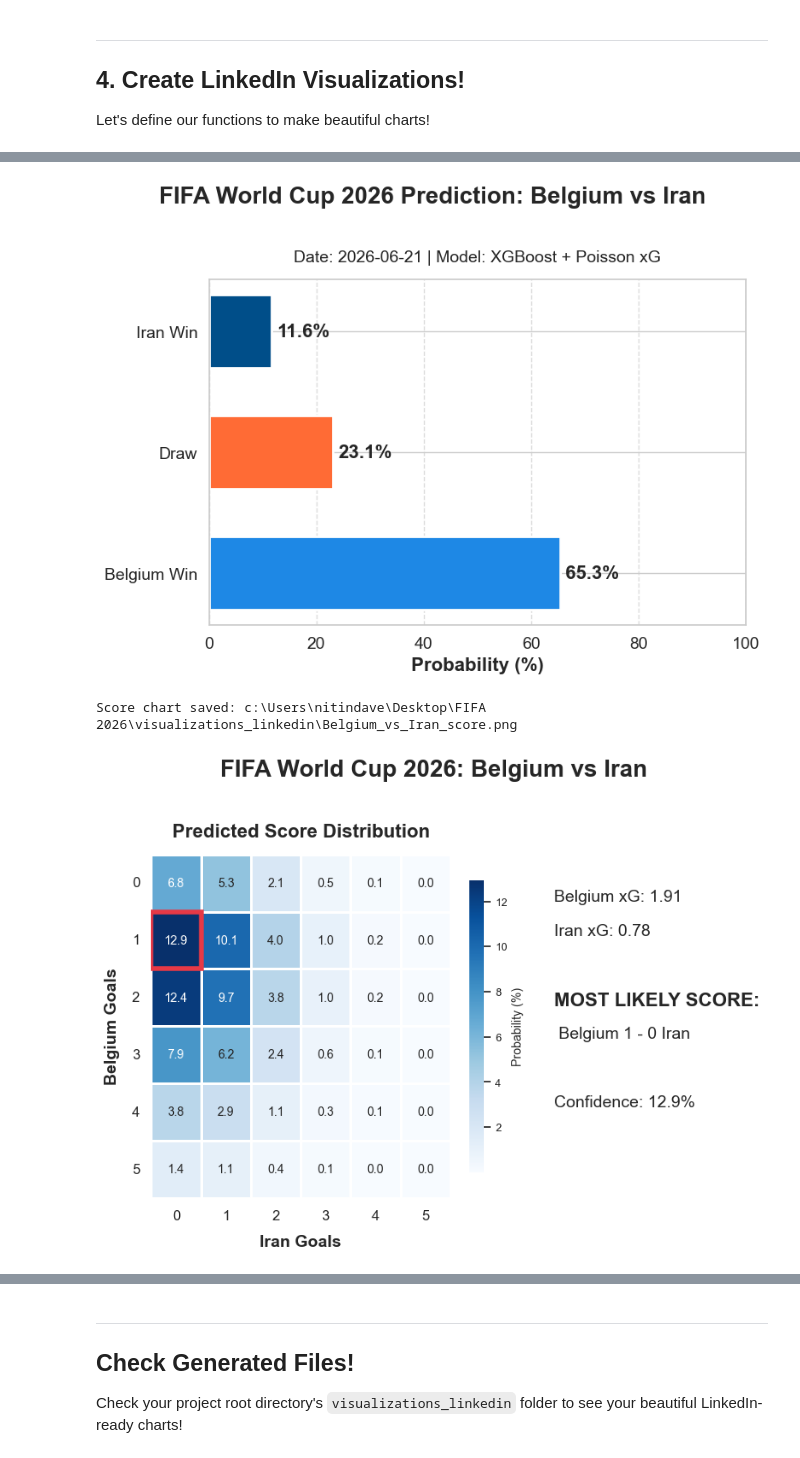
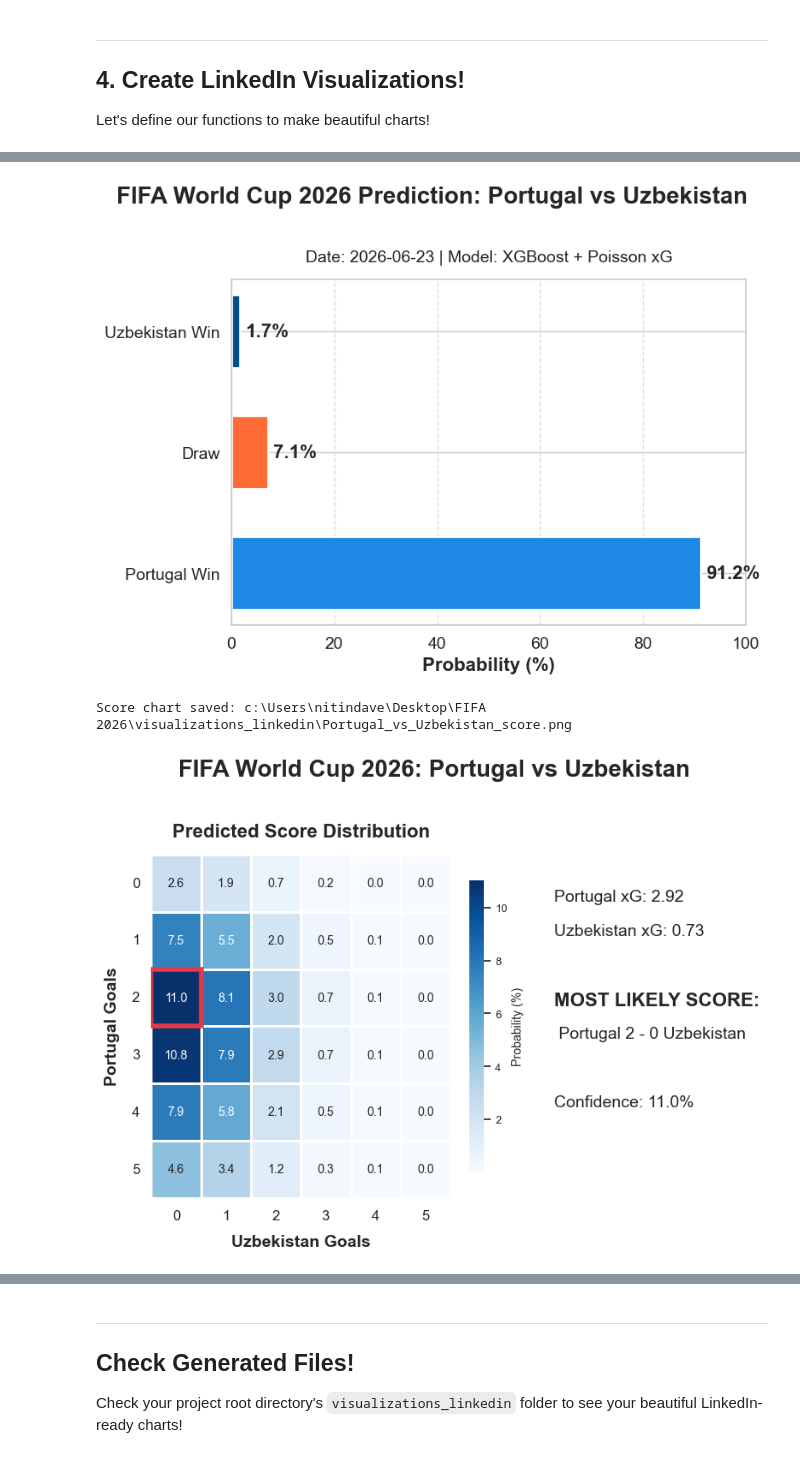
Before and after one commit to nitindavegit/FIFA-2026-Predictions, a Jupyter notebook: notebooks/04_LinkedIn_Presentation.ipynb, the cells around one changed output, grey strips where cells are left out. Drawn from its saved outputs; the diff is of its cells as text; code cells hidden in the pictures.

```diff
--- a/notebooks/04_LinkedIn_Presentation.ipynb
+++ b/notebooks/04_LinkedIn_Presentation.ipynb
@@ -86,7 +86,7 @@ matches[['home_team', 'away_team', 'tournament']]
 
 Let's define our functions to make beautiful charts!
 # %%
-def generate_outcome_chart(home_team, away_team, probs, date_str="2026-06-21"):
+def generate_outcome_chart(home_team, away_team, probs, date_str="2026-06-23"):
     fig, ax = plt.subplots(figsize=FIGSIZE, dpi=DPI)
 
     colors = ["#1E88E5", "#FF6B35", "#004E89"]
@@ -119,7 +119,7 @@ def generate_outcome_chart(home_team, away_team, probs, date_str="2026-06-21"):
     plt.show()
     plt.close(fig)
 # %%
-def generate_score_heatmap(home_team, away_team, home_xg, away_xg, date_str="2026-06-21"):
+def generate_score_heatmap(home_team, away_team, home_xg, away_xg, date_str="2026-06-23"):
     fig, (ax_heatmap, ax_summary) = plt.subplots(ncols=2, figsize=FIGSIZE, dpi=DPI, gridspec_kw={'width_ratios': [3, 1]})
 
     max_goals=5
@@ -176,7 +176,7 @@ def generate_score_heatmap(home_team, away_team, home_xg, away_xg, date_str="202
 # %%
-pred = predict_match("Belgium", "Iran")
+pred = predict_match("Portugal", "Uzbekistan")
 if pred:
     probs, (home_xg, away_xg) = pred['probs'], pred['xg']
-    generate_outcome_chart("Belgium", "Iran", probs)
-    generate_score_heatmap("Belgium", "Iran", home_xg, away_xg)
+    generate_outcome_chart("Portugal", "Uzbekistan", probs)
+    generate_score_heatmap("Portugal", "Uzbekistan", home_xg, away_xg)
 # %% [output]
@@ -191,5 +191,5 @@ Saved outcome chart: c:\Users\nitindave\Desktop\FIFA 2026\visualizations_linkedi
-[figure, old version]
+[figure, new version]
-Score chart saved: c:\Users\nitindave\Desktop\FIFA 2026\visualizations_linkedin\Belgium_vs_Iran_score.png
+Score chart saved: c:\Users\nitindave\Desktop\FIFA 2026\visualizations_linkedin\Portugal_vs_Uzbekistan_score.png
-[figure, old version]
+[figure, new version]
 # %% [markdown]
 ---
```
Also changed, not shown: parts of 12 cells of this notebook.
